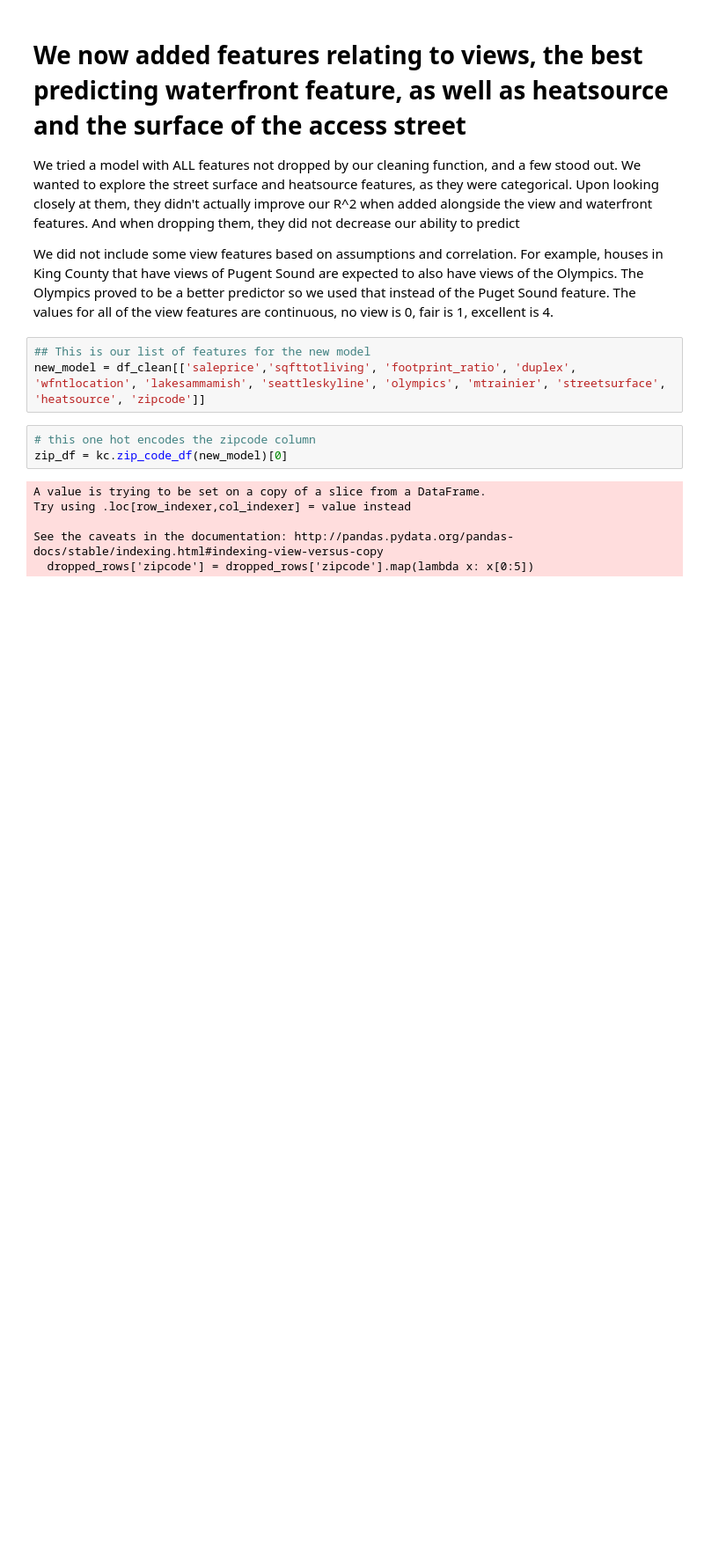
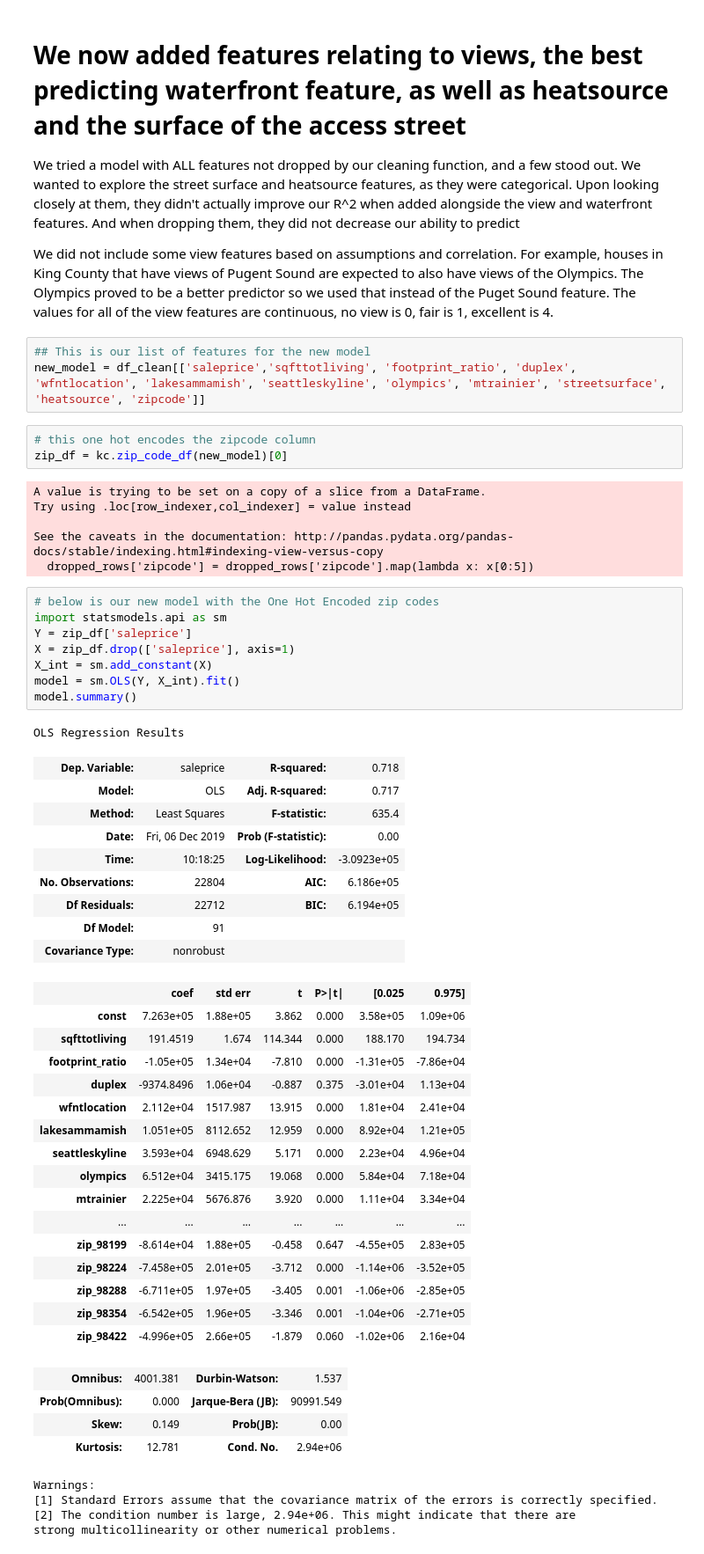
Before and after one commit to aabrahamson3/king-county-housing, a Jupyter notebook: EDA_Final.ipynb, the cells around one changed output. Shown at 88% size. Drawn from its saved outputs; the diff is of its cells as text; blank space fills up the shorter version.

```diff
--- a/EDA_Final.ipynb
+++ b/EDA_Final.ipynb
@@ -127,3 +172,46 @@ Try using .loc[row_indexer,col_indexer] = value instead
 
 See the caveats in the documentation: http://pandas.pydata.org/pandas-docs/stable/indexing.html#indexing-view-versus-copy
   dropped_rows['zipcode'] = dropped_rows['zipcode'].map(lambda x: x[0:5])
+# %%
+# below is our new model with the One Hot Encoded zip codes
+import statsmodels.api as sm
+Y = zip_df['saleprice']
+X = zip_df.drop(['saleprice'], axis=1)
+X_int = sm.add_constant(X)
+model = sm.OLS(Y, X_int).fit()
+model.summary()
+# %% [output]
+OLS Regression Results
+| Dep. Variable: | saleprice | R-squared: | 0.718 |
+| Model: | OLS | Adj. R-squared: | 0.717 |
+| Method: | Least Squares | F-statistic: | 635.4 |
+| Date: | Fri, 06 Dec 2019 | Prob (F-statistic): | 0.00 |
+| Time: | 10:18:25 | Log-Likelihood: | -3.0923e+05 |
+| No. Observations: | 22804 | AIC: | 6.186e+05 |
+| Df Residuals: | 22712 | BIC: | 6.194e+05 |
+| Df Model: | 91 |  |  |
+| Covariance Type: | nonrobust |  |  |
+|  | coef | std err | t | P>|t| | [0.025 | 0.975] |
+| const | 7.263e+05 | 1.88e+05 | 3.862 | 0.000 | 3.58e+05 | 1.09e+06 |
+| sqfttotliving | 191.4519 | 1.674 | 114.344 | 0.000 | 188.170 | 194.734 |
+| footprint_ratio | -1.05e+05 | 1.34e+04 | -7.810 | 0.000 | -1.31e+05 | -7.86e+04 |
+| duplex | -9374.8496 | 1.06e+04 | -0.887 | 0.375 | -3.01e+04 | 1.13e+04 |
+| wfntlocation | 2.112e+04 | 1517.987 | 13.915 | 0.000 | 1.81e+04 | 2.41e+04 |
+| lakesammamish | 1.051e+05 | 8112.652 | 12.959 | 0.000 | 8.92e+04 | 1.21e+05 |
+| seattleskyline | 3.593e+04 | 6948.629 | 5.171 | 0.000 | 2.23e+04 | 4.96e+04 |
+| olympics | 6.512e+04 | 3415.175 | 19.068 | 0.000 | 5.84e+04 | 7.18e+04 |
+| mtrainier | 2.225e+04 | 5676.876 | 3.920 | 0.000 | 1.11e+04 | 3.34e+04 |
+| ... | ... | ... | ... | ... | ... | ... |
+| zip_98199 | -8.614e+04 | 1.88e+05 | -0.458 | 0.647 | -4.55e+05 | 2.83e+05 |
+| zip_98224 | -7.458e+05 | 2.01e+05 | -3.712 | 0.000 | -1.14e+06 | -3.52e+05 |
+| zip_98288 | -6.711e+05 | 1.97e+05 | -3.405 | 0.001 | -1.06e+06 | -2.85e+05 |
+| zip_98354 | -6.542e+05 | 1.96e+05 | -3.346 | 0.001 | -1.04e+06 | -2.71e+05 |
+| zip_98422 | -4.996e+05 | 2.66e+05 | -1.879 | 0.060 | -1.02e+06 | 2.16e+04 |
+| Omnibus: | 4001.381 | Durbin-Watson: | 1.537 |
+| Prob(Omnibus): | 0.000 | Jarque-Bera (JB): | 90991.549 |
+| Skew: | 0.149 | Prob(JB): | 0.00 |
+| Kurtosis: | 12.781 | Cond. No. | 2.94e+06 |
+Warnings:
+[1] Standard Errors assume that the covariance matrix of the errors is correctly specified.
+[2] The condition number is large, 2.94e+06. This might indicate that there are
+strong multicollinearity or other numerical problems.
```
Also changed, not shown: parts of 27 cells of this notebook.
